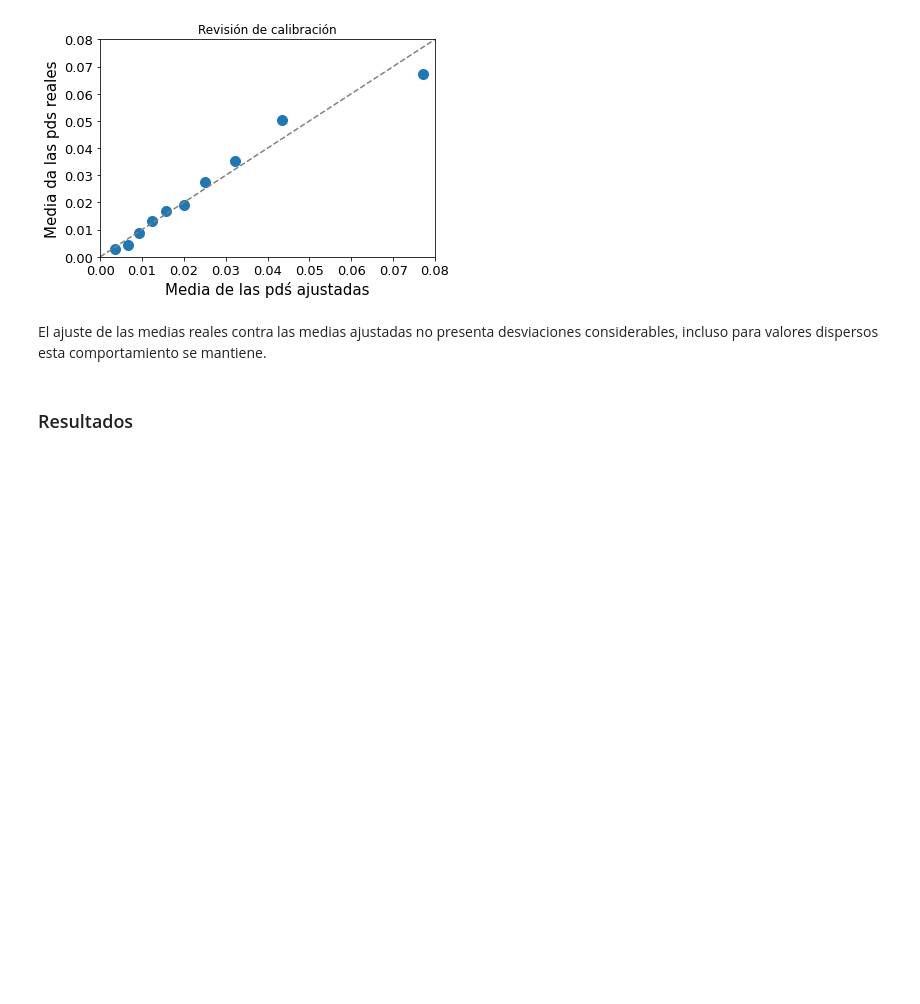
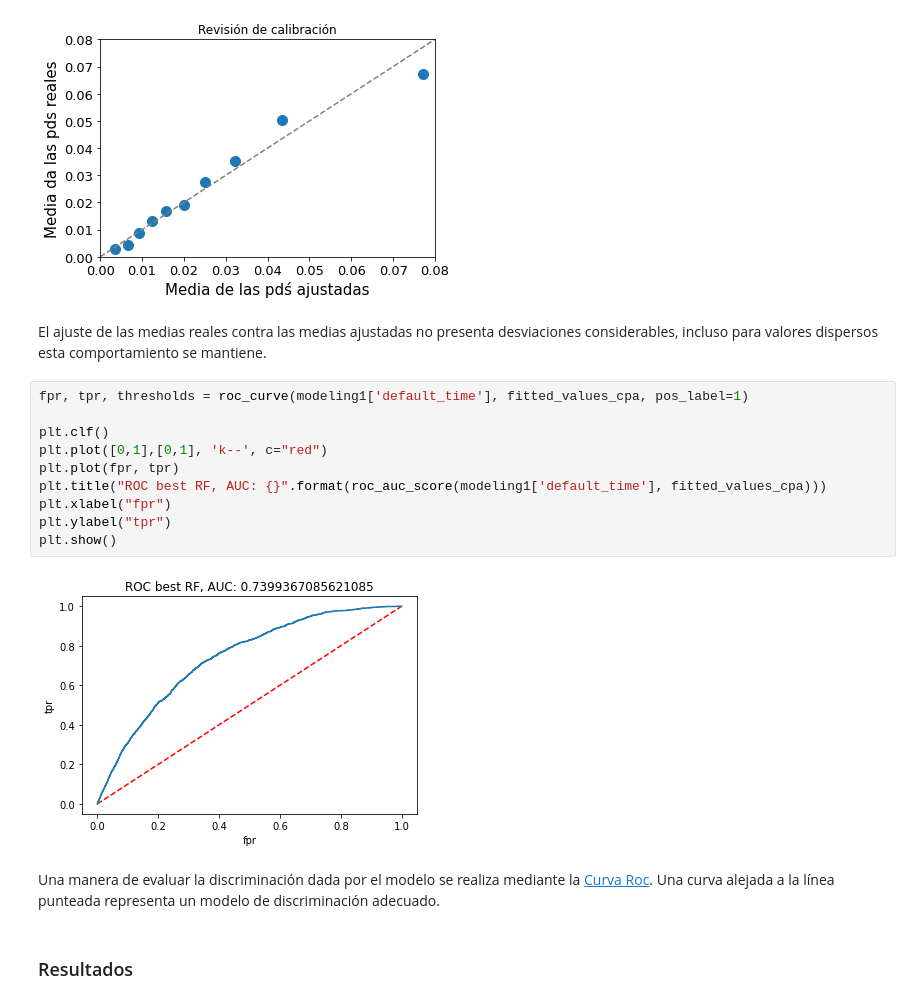
Before and after one commit to arenitss/Proyecto_Final_Analisis_Numerico_Computo_Cientifico, a Jupyter notebook: Reporte/Reporte.ipynb, the cells around one changed output. Drawn from its saved outputs; the diff is of its cells as text; blank space fills up the shorter version.

```diff
--- a/Reporte/Reporte.ipynb
+++ b/Reporte/Reporte.ipynb
@@ -695,6 +695,21 @@ grafica_ajuste(data2_cpa.PD_logit_model, data2_cpa.default_time, data2_cpa.time)
 [figure]
 # %% [markdown]
 El ajuste de las medias reales contra las medias ajustadas no presenta desviaciones considerables, incluso para valores dispersos esta comportamiento se mantiene.
+# %%
+fpr, tpr, thresholds = roc_curve(modeling1['default_time'], fitted_values_cpa, pos_label=1)
+
+plt.clf()
+plt.plot([0,1],[0,1], 'k--', c="red")
+plt.plot(fpr, tpr)
+plt.title("ROC best RF, AUC: {}".format(roc_auc_score(modeling1['default_time'], fitted_values_cpa)))
+plt.xlabel("fpr")
+plt.ylabel("tpr")
+plt.show()
+# %% [output]
+[figure, added]
+# %% [markdown]
+Una manera de evaluar la discriminación dada por el modelo se realiza mediante la [Curva Roc](http://www.navan.name/roc/).
+Una curva alejada a la línea punteada representa un modelo de discriminación adecuado.
 # %% [markdown]
 ### Resultados
 # %% [markdown]
```
Also changed, not shown: parts of 11 cells of this notebook.
